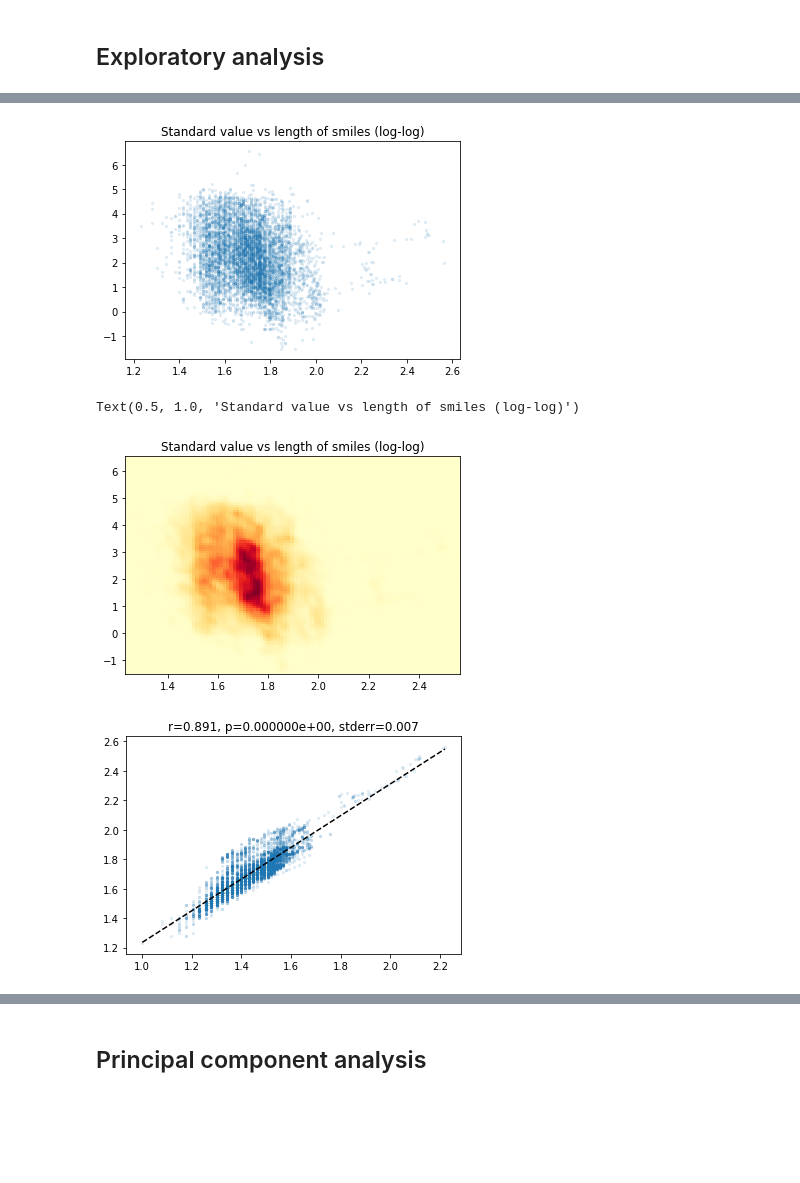
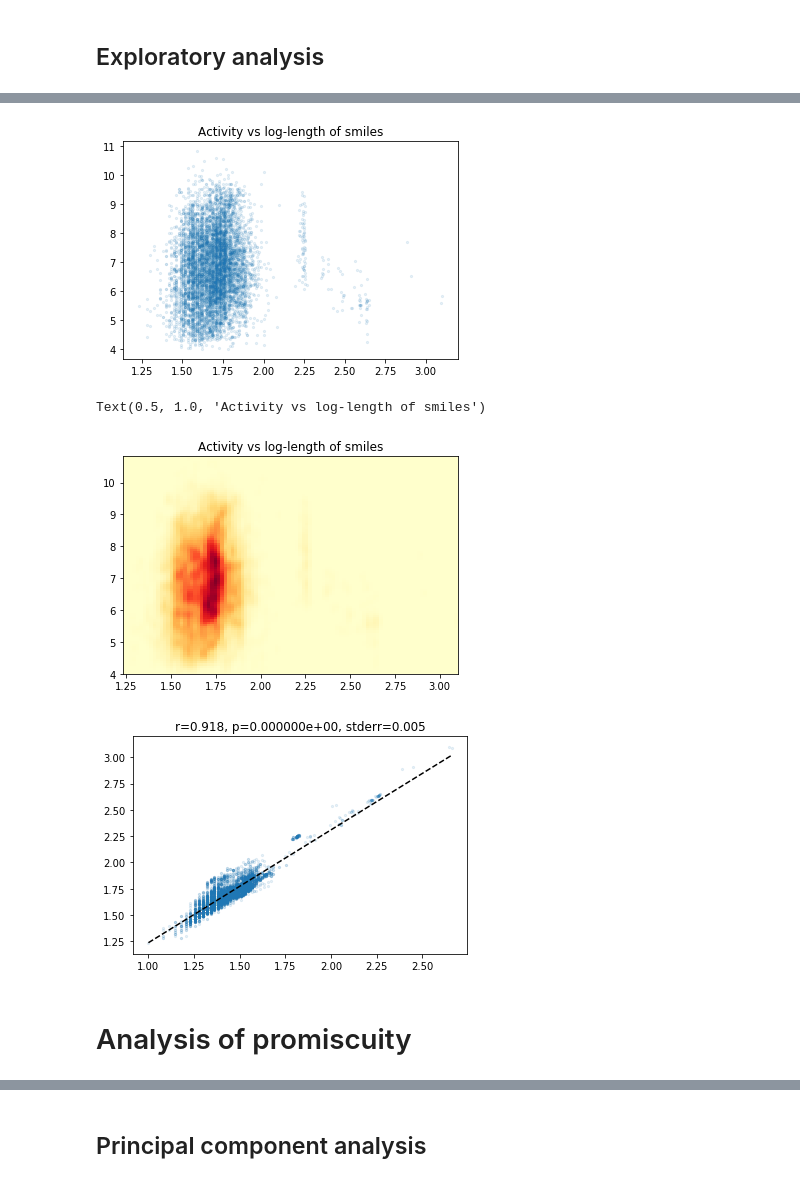
Before and after one commit to PuncocharM/scaffold-analysis-mad, a Jupyter notebook: exploratory-analysis.ipynb, the cells around one changed output, grey strips where cells are left out. Cells and saved outputs as stored; diff of their text form; code cells hidden in the pictures; blank space fills up the shorter version.

```diff
--- a/exploratory-analysis.ipynb
+++ b/exploratory-analysis.ipynb
@@ -26,8 +29,8 @@ df_molecules_std = pd.read_csv('secondary_data/df_molecules_std.csv', index_col=
 df_activity = pd.read_csv('secondary_data/df_activity.csv', index_col=0)
 # %%
 std_mols_clean = list(map(MolFromSmiles, df_molecules_std.std_smiles))
-# %%
-df_activity['logIC50'] = np.log10(df_activity.Standard_Value)
 # %%
 df_join = df_activity.join(df_molecules_std, on='std_inchi_key')
+# %%
+df_join.rename(lambda x:x.replace('pChEMBL_Value', 'activity'), axis='columns', inplace=True)
 # %%
@@ -105,16 +105,18 @@ plt.title('Length of smiles (log10)');
 # %%
-plt.scatter(np.log10(list(map(len,df_join.std_smiles))), df_join.logIC50, alpha=0.1, s=5)
-plt.title('Standard value vs length of smiles (log-log)');
+plt.scatter(np.log10(list(map(len,df_join.std_smiles))), df_join.activity, alpha=0.1, s=5)
+plt.title('Activity vs log-length of smiles');
 # %% [output]
-[figure, old version]
+[figure, new version]
 # %%
-plot_kde_2d(np.log10(list(map(len,df_join.std_smiles))), df_join.logIC50, num_points=100, bw_method=0.1, cmap='YlOrRd')
-plt.title('Standard value vs length of smiles (log-log)')
+plot_kde_2d(np.log10(list(map(len,df_join.std_smiles))), df_join.activity, num_points=100, bw_method=0.1, cmap='YlOrRd')
+plt.title('Activity vs log-length of smiles')
 # %% [output]
-Text(0.5, 1.0, 'Standard value vs length of smiles (log-log)')
+Text(0.5, 1.0, 'Activity vs log-length of smiles')
-[figure, old version]
+[figure, new version]
 # %%
 plot_linear_regression(np.log10([MolFromSmiles(x).GetNumAtoms() for x in df_join.std_smiles]), np.log10(list(map(len,df_join.std_smiles))), alpha=0.1, s=5)
 # plt.title('Length of smiles vs Number of atoms (log-log)')
 # %% [output]
-[figure, old version]
+[figure, new version]
+# %% [markdown]
+# Analysis of promiscuity
```
Also changed, not shown: parts of 71 cells of this notebook, 6 other files.
